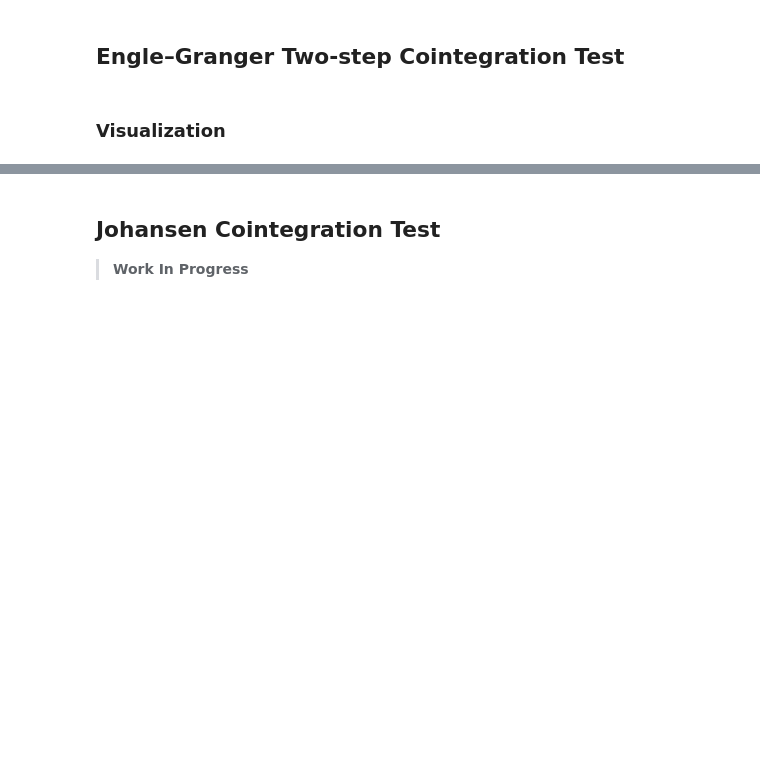
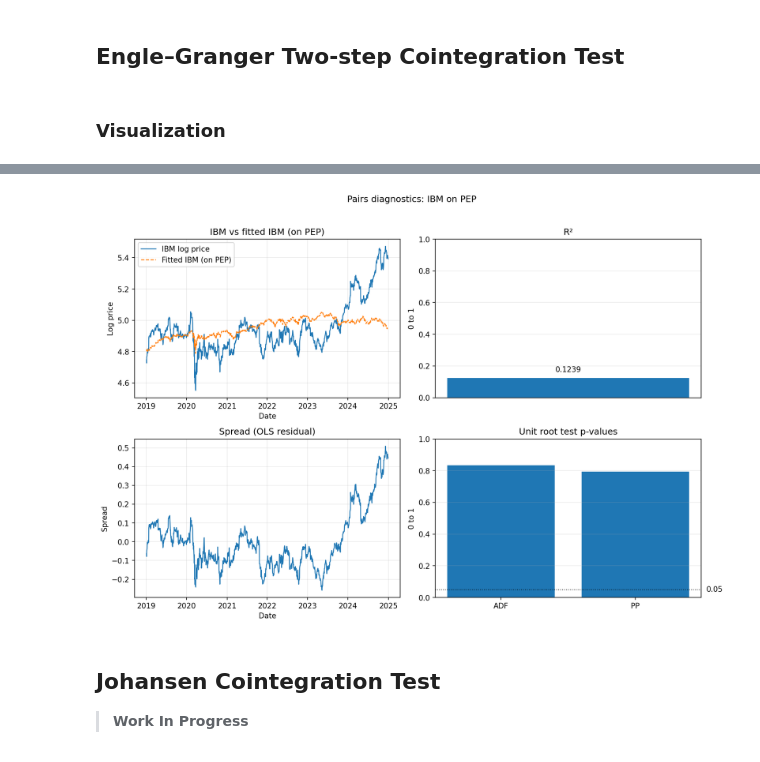
Before and after one commit to Milanpeter-77/Coursework-Pairs-Trading, a Jupyter notebook: stat-arb-pairs-trading-script.ipynb, the cells around one changed output, grey strips where cells are left out. Cells and saved outputs as stored; diff of their text form; code cells hidden in the pictures; blank space fills up the shorter version.

```diff
--- a/stat-arb-pairs-trading-script.ipynb
+++ b/stat-arb-pairs-trading-script.ipynb
@@ -207,3 +210,84 @@ dfREG_SPREAD = pd.DataFrame(dSPREAD)
 dfREG_FITTED = pd.DataFrame(dFITTED)
 # %% [markdown]
 ### **Visualization**
+# %%
+# Create a DataFrame for orderin pairs based on cointegration test results
+dfREG_RESULTS["ORDER"] = dfREG_RESULTS[["ADF_pvalue", "PP_pvalue"]].mean(axis=1)
+dfREG_RESULTS = dfREG_RESULTS.sort_values("ORDER", ascending=False).reset_index(drop=True)
+# %%
+# Create 2x2 diagnostic plots for every stock pair and save to /figs
+
+
+
+# Iterate over all regression results (one row per pair)
+for _, sROW in dfREG_RESULTS.iterrows():
+    sY = sROW["Y"]
+    sX = sROW["X"]
+    strKEY = f"{sY}_on_{sX}"
+
+    # Pull series needed for plots
+    # 11: Y logprice and regressed (fitted) Y on X
+    sY_logprices = dfLOGPRICES[sY]
+    sY_fitted = dfREG_FITTED[strKEY]
+
+    # 21: Spread (residuals)
+    sSpread = dfREG_SPREAD[strKEY]
+
+    # 12: R2
+    fR2 = float(sROW["R2"]) if pd.notna(sROW["R2"]) else np.nan
+
+    # 22: p-values
+    fADF_PVALUE = float(sROW["ADF_pvalue"]) if pd.notna(sROW["ADF_pvalue"]) else np.nan
+    fPP_PVALUE = float(sROW["PP_pvalue"]) if pd.notna(sROW["PP_pvalue"]) else np.nan
+
+
+    # --- Build 2x2 figure
+    fig, ax = plt.subplots(2, 2, figsize=(12, 8), dpi=150)
+
+    # 11 (top-left): Y logprice + fitted Y (regressed on X)
+    ax[0, 0].plot(sY_logprices.index, sY_logprices.values, label=f"{sY_logprices.name} log price", linewidth=1.2)
+    ax[0, 0].plot(sY_fitted.index, sY_fitted.values, label=f"Fitted {sY_logprices.name} (on {sX})", linewidth=1.2, linestyle="--")
+    ax[0, 0].set_title(f"{sY_logprices.name} vs fitted {sY_logprices.name} (on {sX})")
+    ax[0, 0].set_xlabel("Date")
+    ax[0, 0].set_ylabel("Log price")
+    ax[0, 0].grid(True, alpha=0.25)
+    ax[0, 0].legend(loc="best")
+
+    # 12 (top-right): single bar for R2 (0..1)
+    r2_bar = 0.0 if np.isnan(fR2) else max(0.0, min(1.0, fR2))
+    ax[0, 1].bar([0], [r2_bar], width=0.6)
+    ax[0, 1].set_ylim(0, 1)
+    ax[0, 1].set_xticks([])
+    ax[0, 1].set_title("R²")
+    ax[0, 1].set_ylabel("0 to 1")
+    ax[0, 1].grid(True, axis="y", alpha=0.25)
+    ax[0, 1].text(0, r2_bar + 0.03, f"{fR2:.4f}" if not np.isnan(fR2) else "NaN", ha="center", va="bottom")
+
+    # 21 (bottom-left): Spread
+    ax[1, 0].plot(sSpread.index, sSpread.values, linewidth=1.2)
+    ax[1, 0].set_title("Spread (OLS residual)")
+    ax[1, 0].set_xlabel("Date")
+    ax[1, 0].set_ylabel("Spread")
+    ax[1, 0].grid(True, alpha=0.25)
+
+    # 22 (bottom-right): p-values (ADF + PP) (0..1)
+    pvals = [
+        0.0 if np.isnan(fADF_PVALUE) else max(0.0, min(1.0, fADF_PVALUE)),
+        0.0 if np.isnan(fPP_PVALUE) else max(0.0, min(1.0, fPP_PVALUE)),
+    ]
+    ax[1, 1].bar(["ADF", "PP"], pvals)
+    ax[1, 1].set_ylim(0, 1)
+    ax[1, 1].set_title("Unit root test p-values")
+    ax[1, 1].set_ylabel("0 to 1")
+    ax[1, 1].grid(True, axis="y", alpha=0.25)
+
+    # Optional: common significance threshold line
+    ax[1, 1].axhline(0.05, color="black", linewidth=1.0, linestyle=":", alpha=0.8)
+    ax[1, 1].text(1.02, 0.05, "0.05", transform=ax[1, 1].get_yaxis_transform(), va="center")
+
+    # Finalize + save
+    fig.suptitle(f"Pairs diagnostics: {sY_logprices.name} on {sX}", y=1.02)
+    fig.tight_layout()
+    fig.savefig(f"figs/{_}-pairs-{sY_logprices.name}-on-{sX}.png", bbox_inches="tight")
+    plt.close(fig)
+# %% [output]
@@ -210,3 +295,4 @@ dfREG_FITTED = pd.DataFrame(dFITTED)
+[figure, added]
 # %% [markdown]
 ## **Johansen Cointegration Test**
 >**Work In Progress**
```
Also changed, not shown: parts of 2 cells of this notebook, 10 other files.
